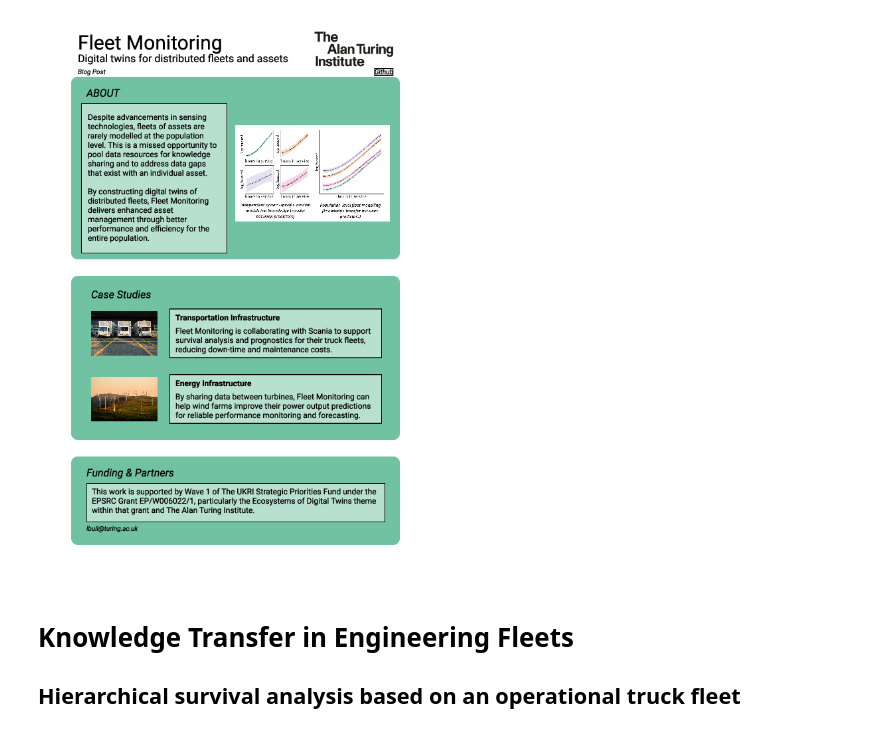
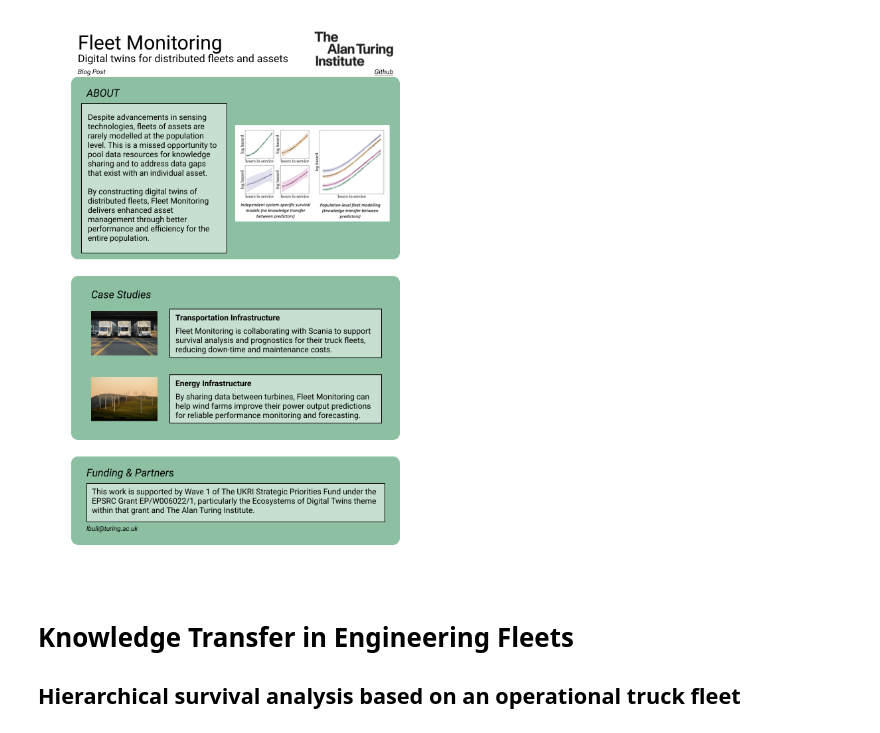
Before and after one commit to labull/EngineeringPatternRecognition, a Jupyter notebook: Knowledge-transfer-in-engineering-fleets.ipynb, the cells around one changed output. Saved outputs shown, nothing was run; the diff lists cells and outputs as text; code cells hidden in the pictures.

Commit message:
ati glossy, ab-links readme

```diff
--- a/Knowledge-transfer-in-engineering-fleets.ipynb
+++ b/Knowledge-transfer-in-engineering-fleets.ipynb
@@ -1,23 +1,23 @@
 # %%
 import numpy as np
 import matplotlib.pyplot as plt
 import cmdstanpy as cs
 from EPR.utils import uniBspline
 from EPR.density_estimation import Gompertz
 import arviz as az
 from matplotlib import cm
 from os.path import join
-from wand.image import Image
+from IPython.display import Image
 
 # design matrices
 def PhiDM(x):
     return np.column_stack([np.ones_like(x), x])
 def PsiDM(x, splines):
     return np.column_stack([spline(x) for spline in splines])
 # ATI glossy
-Image(filename=join('figures','ati-glossy.pdf'))
+Image(filename=join('figures','ati-glossy.png'))
 # %% [output]
-[figure, old version]
+[figure, new version]
 # %% [markdown]
 # Knowledge Transfer in Engineering Fleets
 ## Hierarchical survival analysis based on an operational truck fleet
```
Also changed, not shown: 2 other files.
